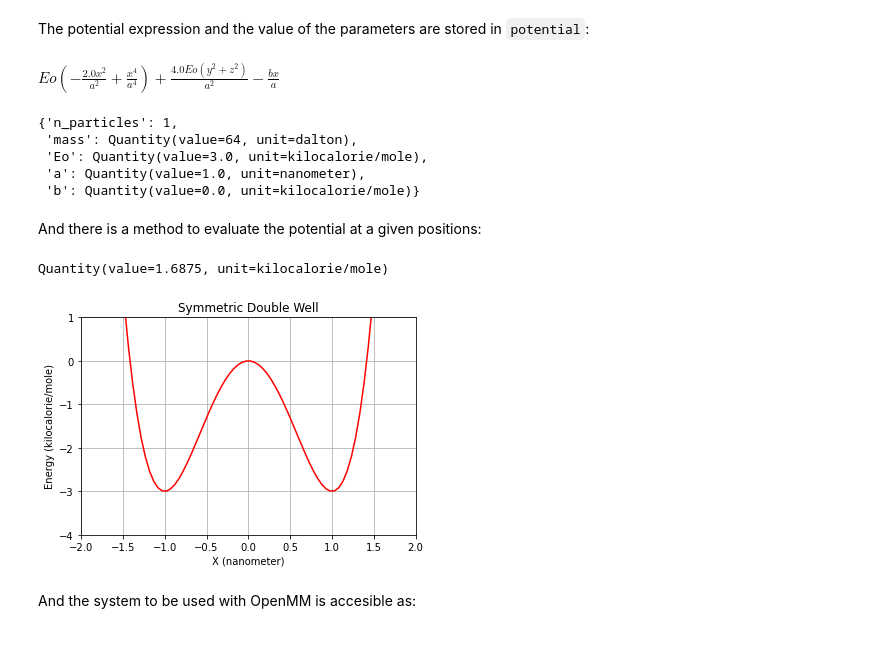
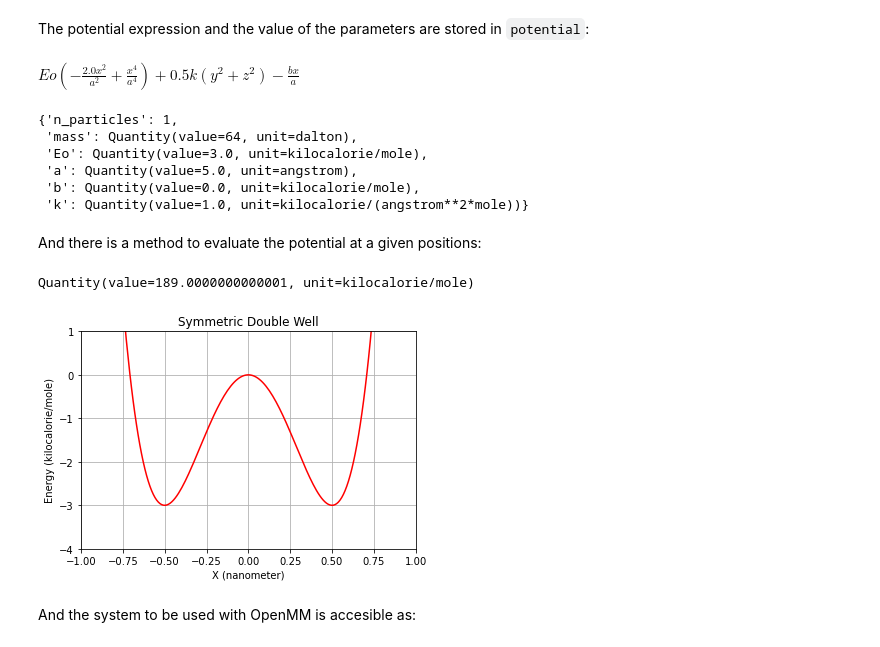
Before and after one commit to uibcdf/Molecular-Systems, a Jupyter notebook: docs/contents/double_well/Double_Well.ipynb, the cells around one changed output. Drawn from its saved outputs; the diff is of its cells as text; code cells hidden in the pictures.

```diff
--- a/docs/contents/double_well/Double_Well.ipynb
+++ b/docs/contents/double_well/Double_Well.ipynb
@@ -221,8 +266,7 @@ This test system is fully documented in [DoubleWell class API](../api/_autosumma
 # %%
 from openmolecularsystems import DoubleWell
 
-double_well_symmetric = DoubleWell(n_particles = 1, mass = 64 * unit.amu, Eo=3.0 * unit.kilocalories_per_mole,
-                                   a=1.0 * unit.nanometers, b=0.0 * unit.kilocalories_per_mole)
-
-double_well_asymmetric = DoubleWell(n_particles = 1, mass = 64 * unit.amu, Eo=3.0 * unit.kilocalories_per_mole,
-                                    a=1.0 * unit.nanometers, b=1.0 * unit.kilocalories_per_mole)
+double_well_symmetric = DoubleWell(n_particles = 1, mass = 64 * unit.amu,
+                                   Eo=3.0 * unit.kilocalories_per_mole,
+                                   a=5.0 * unit.angstroms, b=0.0 * unit.kilocalories_per_mole,
+                                   k=1.0 * unit.kilocalories_per_mole/unit.angstrom**2)
@@ -239,35 +275,36 @@ The potential expression and the value of the parameters are stored in `potentia
 # %%
 double_well_symmetric.potential_expression
 # %% [output]
-$\displaystyle Eo \left(- \frac{2.0 x^{2}}{a^{2}} + \frac{x^{4}}{a^{4}}\right) + \frac{4.0 Eo \left(y^{2} + z^{2}\right)}{a^{2}} - \frac{b x}{a}$
+$\displaystyle Eo \left(- \frac{2.0 x^{2}}{a^{2}} + \frac{x^{4}}{a^{4}}\right) + 0.5 k \left(y^{2} + z^{2}\right) - \frac{b x}{a}$
 # %%
 double_well_symmetric.parameters
 # %% [output]
 {'n_particles': 1,
  'mass': Quantity(value=64, unit=dalton),
  'Eo': Quantity(value=3.0, unit=kilocalorie/mole),
- 'a': Quantity(value=1.0, unit=nanometer),
- 'b': Quantity(value=0.0, unit=kilocalorie/mole)}
+ 'a': Quantity(value=5.0, unit=angstrom),
+ 'b': Quantity(value=0.0, unit=kilocalorie/mole),
+ 'k': Quantity(value=1.0, unit=kilocalorie/(angstrom**2*mole))}
 # %% [markdown]
 And there is a method to evaluate the potential at a given positions:
 # %%
 double_well_symmetric.evaluate_potential([-1.5, 0.0, 0.0] * unit.nanometers)
 # %% [output]
-Quantity(value=1.6875, unit=kilocalorie/mole)
+Quantity(value=189.0000000000001, unit=kilocalorie/mole)
 # %%
 position = np.zeros((200,3), dtype=float) * unit.nanometers
-position[:,0] = np.linspace(-5., 5., 200) * unit.nanometers
+position[:,0] = np.linspace(-1., 1., 200) * unit.nanometers
 
 plt.plot(position[:,0], double_well_symmetric.evaluate_potential(position) , 'r-')
 plt.ylim(-4,1)
-plt.xlim(-2,2)
+plt.xlim(-1,1)
 plt.grid()
 plt.xlabel("X ({})".format(unit.nanometers))
 plt.ylabel("Energy ({})".format(unit.kilocalories_per_mole))
 plt.title("Symmetric Double Well")
 plt.show()
 # %% [output]
-[figure, old version]
+[figure, new version]
 # %% [markdown]
 And the system to be used with OpenMM is accesible as:
 # %%
```
Also changed, not shown: parts of 28 cells of this notebook, 2 other files.
